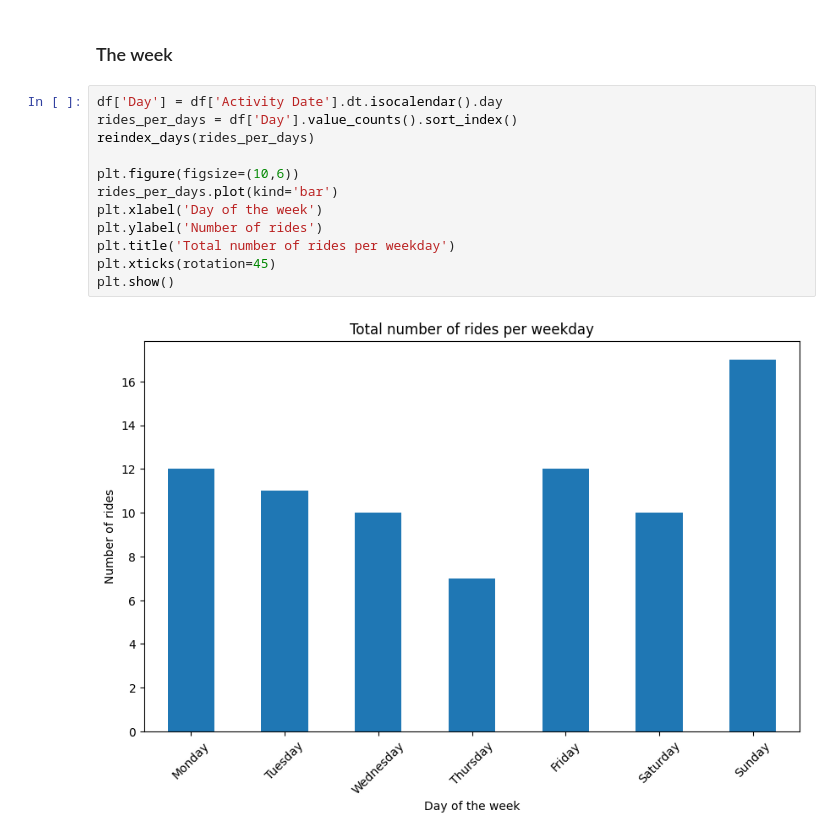
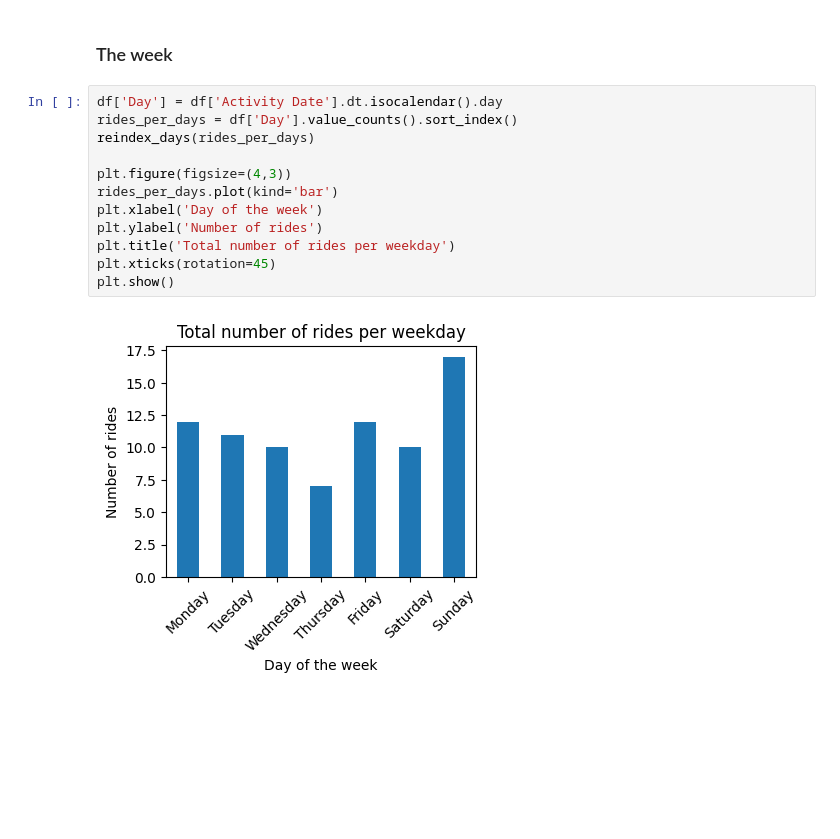
Before and after one commit to somecho/cycling-season-review-2024, a Jupyter notebook: season_review.ipynb, the cells around one changed output. Drawn from its saved outputs; the diff is of its cells as text; blank space fills up the shorter version.

```diff
--- a/season_review.ipynb
+++ b/season_review.ipynb
@@ -96,17 +77,17 @@ Max weekly ride duration: 08:51:58
 # %%
 df['Day'] = df['Activity Date'].dt.isocalendar().day
 rides_per_days = df['Day'].value_counts().sort_index()
 reindex_days(rides_per_days)
 
-plt.figure(figsize=(10,6))
+plt.figure(figsize=(4,3))
 rides_per_days.plot(kind='bar')
 plt.xlabel('Day of the week')
 plt.ylabel('Number of rides')
 plt.title('Total number of rides per weekday')
 plt.xticks(rotation=45)
 plt.show()
 # %% [output]
-[figure, old version]
+[figure, new version]
 # %%
 avg_dist_by_day = df.groupby('Day')['Distance'].mean()
 avg_dist_by_day.name = 'Average'
```
Also changed, not shown: parts of 3 cells of this notebook.
